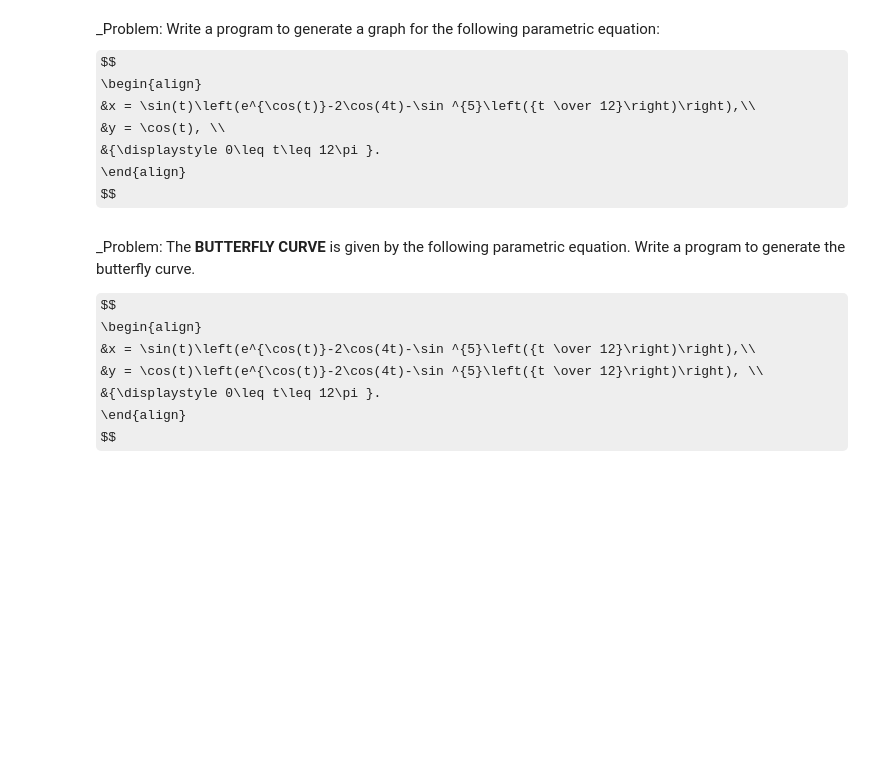
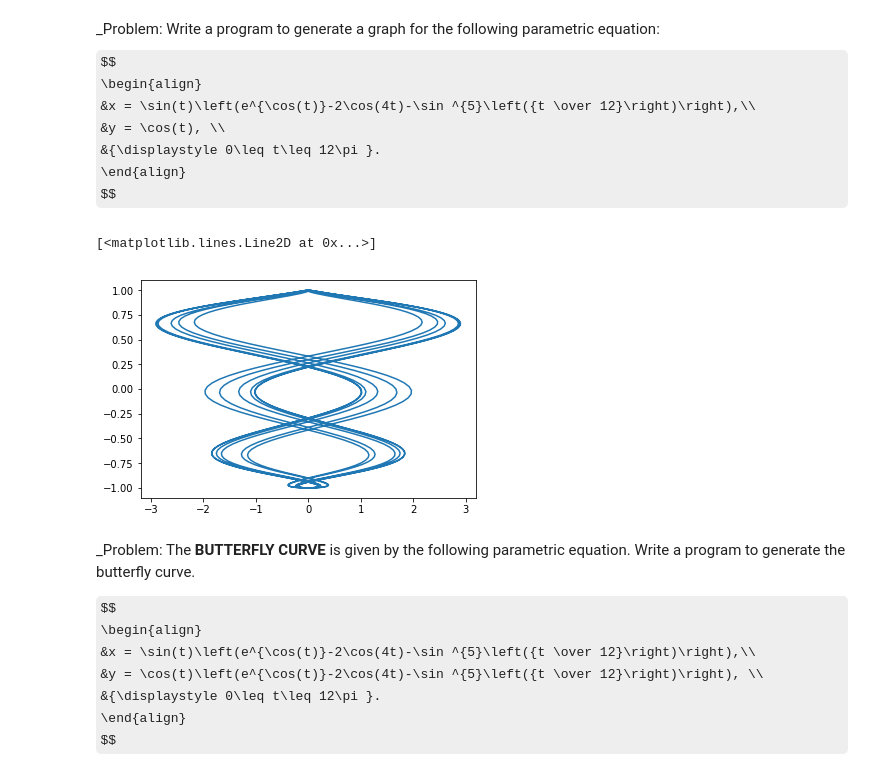
Before and after one commit to uduakgeorge/M340, a Jupyter notebook: Math-340-Notebooks-master/Lectures/Course_Lectures/Lecture_Six_Integration_Parametric_Equations_class_files.ipynb, the cells around one changed output. Cells and saved outputs as stored; diff of their text form; code cells hidden in the pictures; some formulas as TeX source; blank space fills up the shorter version.

```diff
--- a/Math-340-Notebooks-master/Lectures/Course_Lectures/Lecture_Six_Integration_Parametric_Equations_class_files.ipynb
+++ b/Math-340-Notebooks-master/Lectures/Course_Lectures/Lecture_Six_Integration_Parametric_Equations_class_files.ipynb
@@ -27,3 +38,12 @@ $$
+# %%
+#Enter your code here
+tvals = np.linspace(0.,12.*np.pi,int(1e3)+1)
+xvals = np.sin(tvals)*(np.exp(np.cos(tvals)) - 2.*np.cos(4.*tvals) - (np.sin(tvals/12.))**5. )
+yvals = np.cos(tvals)
+plt.plot(xvals,yvals)
+# %% [output]
+[<matplotlib.lines.Line2D at 0x...>]
+[figure, added]
 # %% [markdown]
 _Problem: The **BUTTERFLY CURVE** is given by the following parametric equation. Write a program to generate the butterfly curve.
 
```
Also changed, not shown: parts of 9 cells of this notebook.
